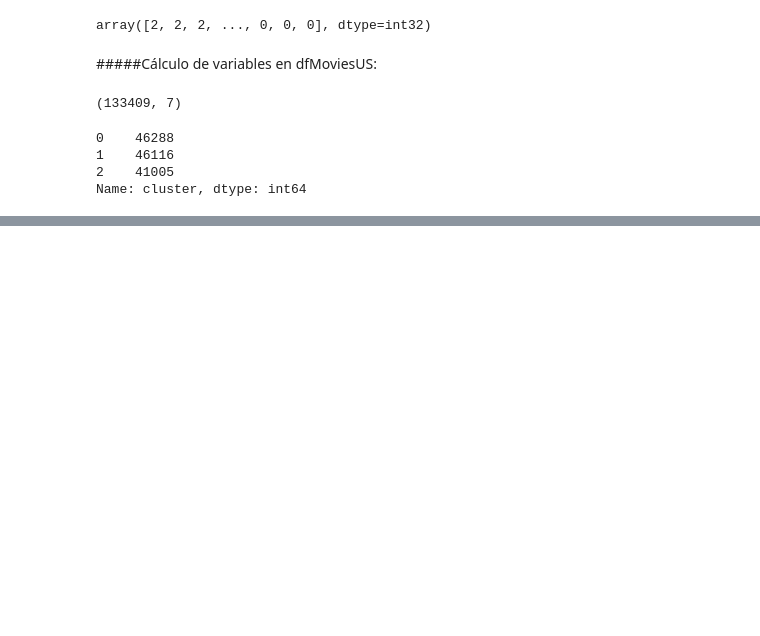
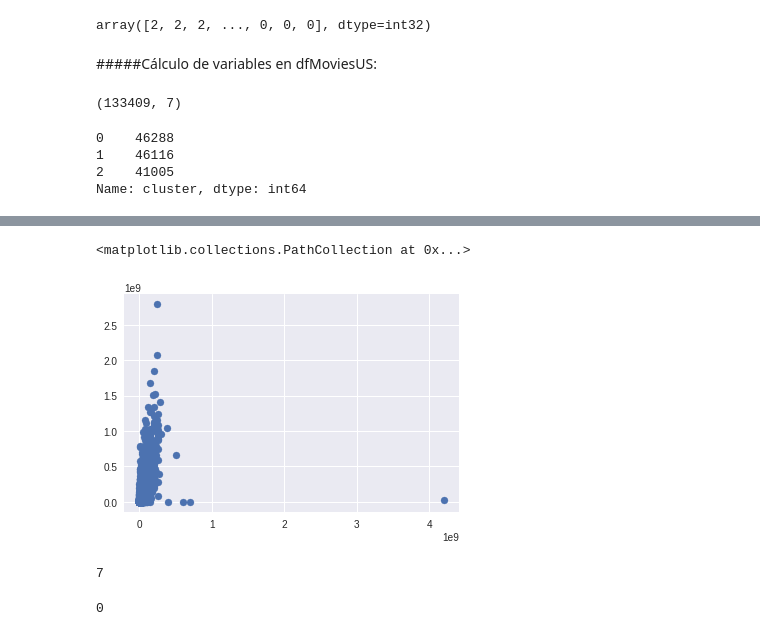
Before and after one commit to mandixbw/Cinema_KeysForSuccess, a Jupyter notebook: 08_Feature_Engineering.ipynb, the cells around one changed output, grey strips where cells are left out. Drawn from its saved outputs; the diff is of its cells as text; code cells hidden in the pictures; blank space fills up the shorter version.

```diff
--- a/08_Feature_Engineering.ipynb
+++ b/08_Feature_Engineering.ipynb
@@ -1345,0 +1332,17 @@ Name: OtherRolesMedium, dtype: int64
+# %%
+%matplotlib inline
+import matplotlib.pyplot as plt
+
+plt.scatter(dfMoviesUS[dfMoviesUS['budget_final']>0]['budget_final'], dfMoviesUS[dfMoviesUS['budget_final']>0]['revenue_final'])
+# %% [output]
+<matplotlib.collections.PathCollection at 0x...>
+[figure, added]
+# %%
+#Avatar fue la película más cara de la historia, con 425 mill $ de presupuesto. ¿Cuántas pelis tengo con presupuesto mayor?
+dfMoviesUS[dfMoviesUS['budget_final']>=3e8].shape[0]
+# %% [output]
+7
+# %%
+dfMoviesUS[dfMoviesUS['revenue_final']>3e9].shape[0]
+# %% [output]
+0
```
Also changed, not shown: parts of 127 cells of this notebook.
